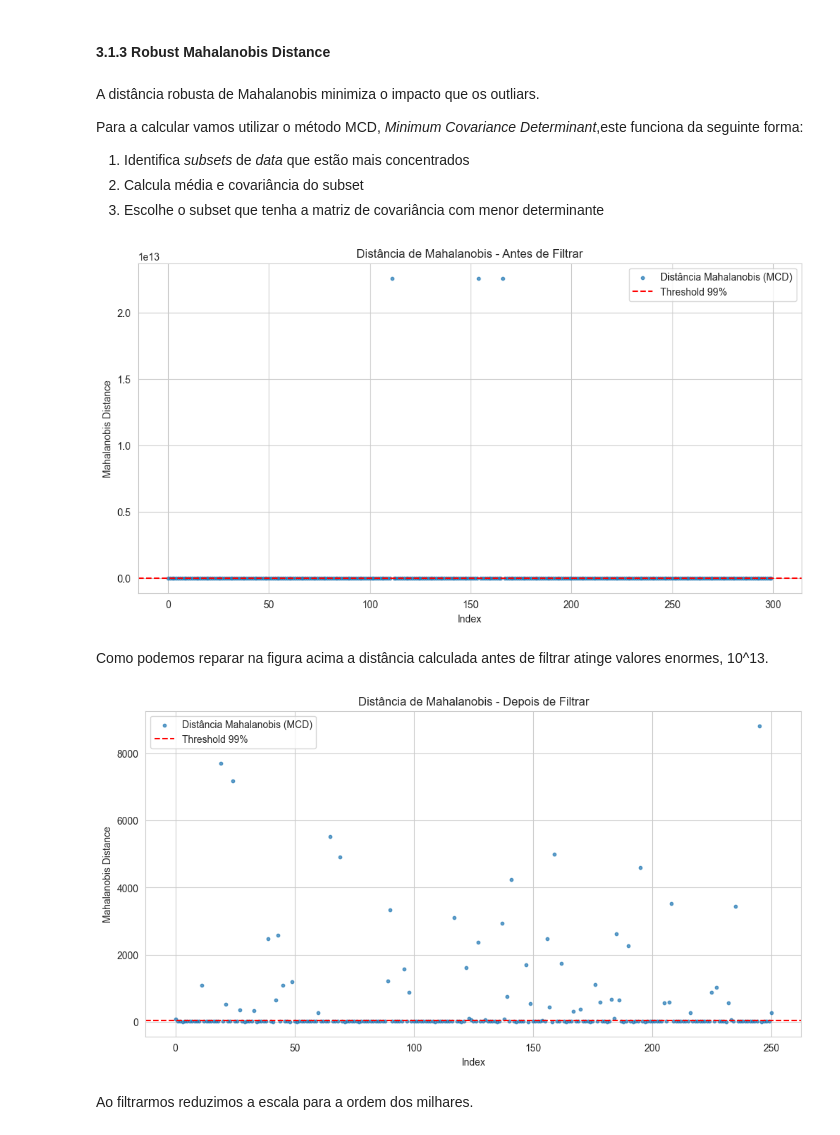
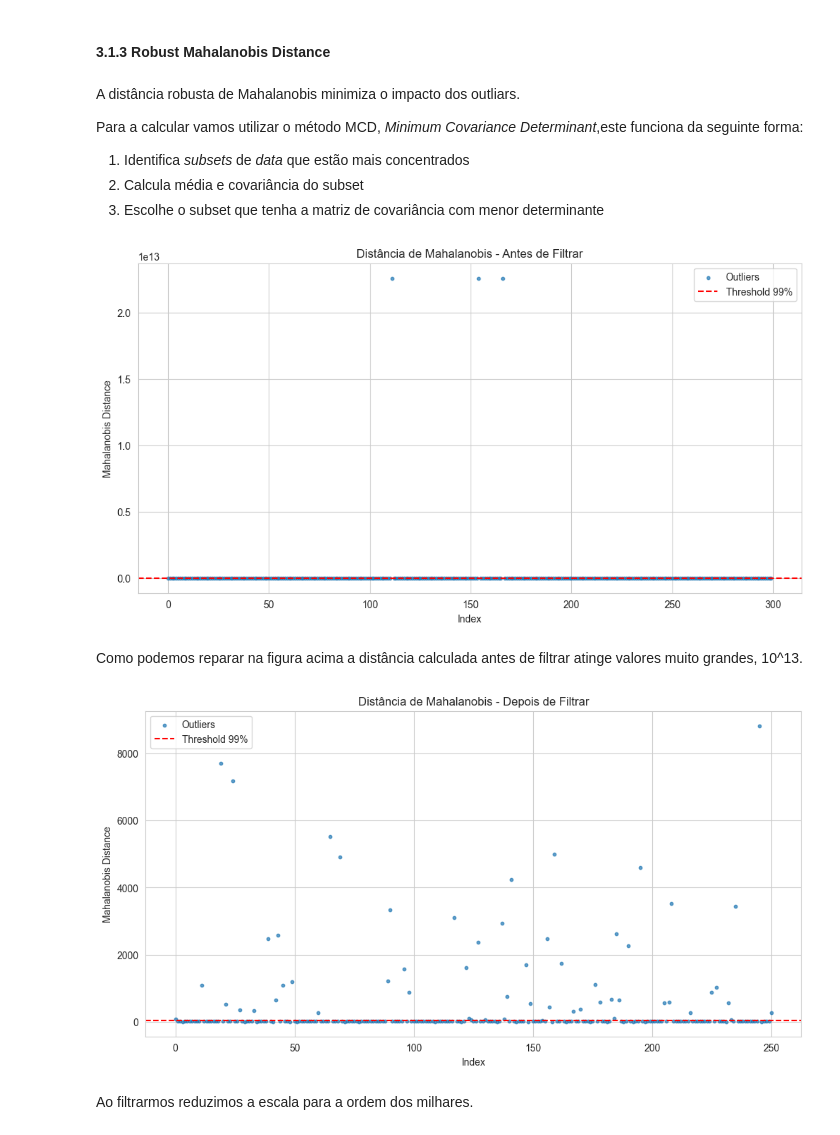
Before and after one commit to jfeiteira/Mini-projeto-do-PCA-e-Cluster, a Jupyter notebook: pca.ipynb, the cells around one changed output. Saved outputs shown, nothing was run; the diff lists cells and outputs as text; code cells hidden in the pictures.

```diff
--- a/pca.ipynb
+++ b/pca.ipynb
@@ -535,7 +536,7 @@ Como podemos ver os p-values mantêm-se iguais, o que significa que vamos ter de
 # %% [markdown]
 #### 3.1.3 Robust Mahalanobis Distance
 # %% [markdown]
-A distância robusta de Mahalanobis minimiza o impacto que os outliars.
+A distância robusta de Mahalanobis minimiza o impacto dos outliars.
 
 Para a calcular vamos utilizar o método MCD, *Minimum Covariance Determinant*,este funciona da seguinte forma:
 1. Identifica *subsets* de *data* que estão mais concentrados
@@ -544,34 +545,34 @@ Para a calcular vamos utilizar o método MCD, *Minimum Covariance Determinant*,e
 # %%
 df_scaled = RobustScaler().fit_transform(df_imp)
 mcd = MinCovDet(support_fraction=0.9, random_state=42).fit(df_scaled)
 
 robust_md = mcd.mahalanobis(df_scaled)
 
 # Limite (99%)
 threshold = chi2.ppf(0.99, df=df_scaled.shape[1])
 
 outliers_mask = robust_md > threshold
 
 plt.figure(figsize=(12, 6))
 
 plt.scatter(
-    range(len(robust_md)), # The index of the data point for the x-axis
+    range(len(robust_md)),
     robust_md,
-    label="Distância Mahalanobis (MCD)",
+    label="Outliers",
     alpha=0.7,
-    s=10 # Optional: sets the size of the points
+    s=10
 )
 plt.axhline(threshold, color="red", linestyle="--", label="Threshold 99%")
 plt.title("Distância de Mahalanobis - Antes de Filtrar")
 plt.xlabel("Index")
 plt.ylabel("Mahalanobis Distance")
 plt.legend()
 plt.grid(True)
 plt.show()
 # %% [output]
-[figure, old version]
+[figure, new version]
 # %% [markdown]
-Como podemos reparar na figura acima a distância calculada antes de filtrar atinge valores enormes, 10^13.
+Como podemos reparar na figura acima a distância calculada antes de filtrar atinge valores muito grandes, 10^13.
 # %%
 df_scaled = pd.DataFrame(df_scaled, columns=df_imp.columns)
 df_clean = df_scaled.loc[~outliers_mask].reset_index(drop=True)
@@ -585,11 +586,11 @@ robust_md_after = mcd_after.mahalanobis(X_scaled_clean)
 
 plt.figure(figsize=(12, 6))
 plt.scatter(
-    range(len(robust_md_after)), # The index of the data point for the x-axis
+    range(len(robust_md_after)),
     robust_md_after,
-    label="Distância Mahalanobis (MCD)",
+    label="Outliers",
     alpha=0.7,
-    s=10 # Optional: sets the size of the points
+    s=10
 )
 plt.axhline(threshold, color="red", linestyle="--", label="Threshold 99%")
 plt.title("Distância de Mahalanobis - Depois de Filtrar")
@@ -599,7 +600,7 @@ plt.legend()
 plt.grid(True)
 plt.show()
 # %% [output]
-[figure, old version]
+[figure, new version]
 # %% [markdown]
 Ao filtrarmos reduzimos a escala para a ordem dos milhares.
 # %%
```
Also changed, not shown: parts of 19 cells of this notebook.
